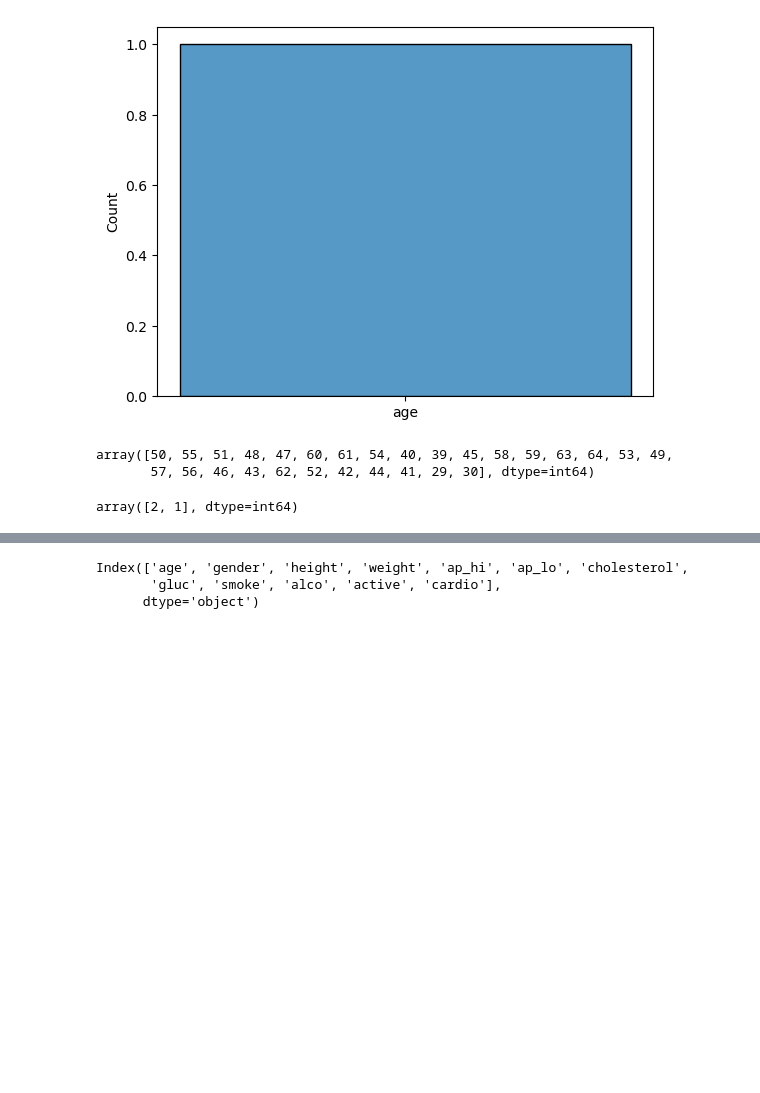
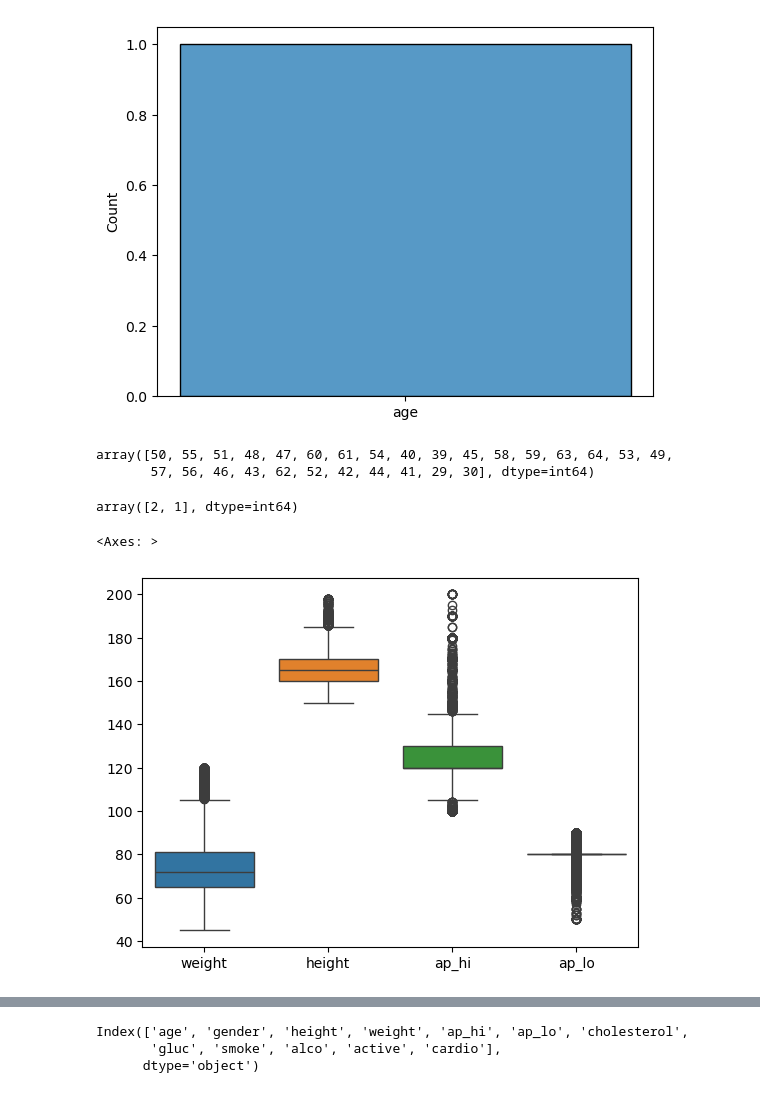
Before and after one commit to SmriteePoudel/DataScience, a Jupyter notebook: Dataset/LogisticRegression.ipynb, the cells around one changed output, grey strips where cells are left out. Saved outputs shown, nothing was run; the diff lists cells and outputs as text; code cells hidden in the pictures; blank space fills up the shorter version.

```diff
--- a/Dataset/LogisticRegression.ipynb
+++ b/Dataset/LogisticRegression.ipynb
@@ -52,3 +52,8 @@ data = df[(df['height'].between(150,200)) & (df['weight'].between (45,120)) &(df
+# %%
+sns.boxplot(data=data[['weight', 'height', 'ap_hi','ap_lo']])
+# %% [output]
+<Axes: >
+[figure, added]
 # %%
 data
 # %% [output]
```
Also changed, not shown: parts of 23 cells of this notebook, 5 other files.
